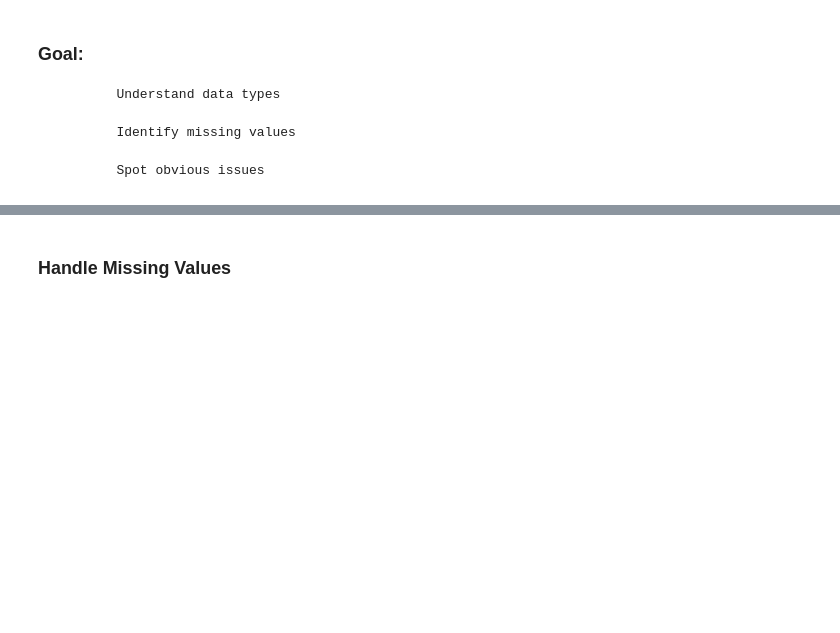
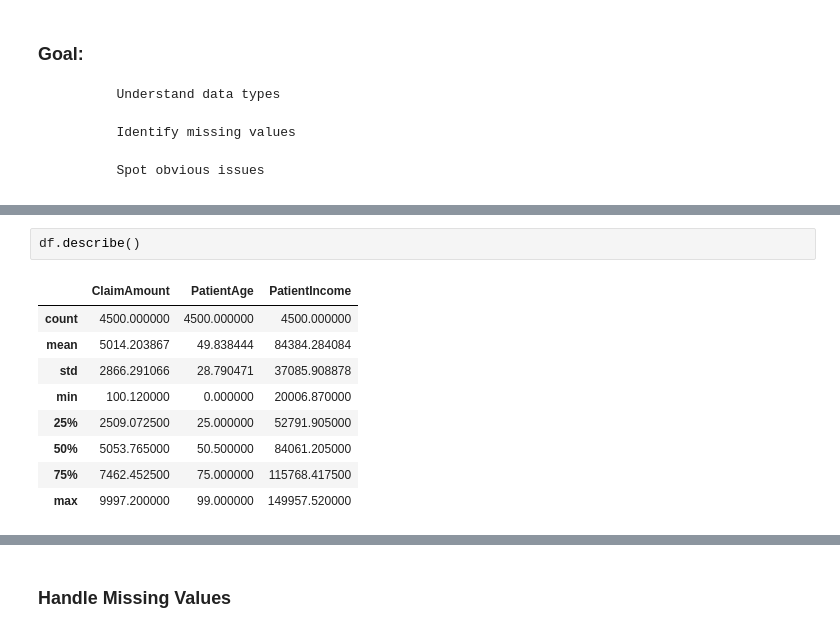
Before and after one commit to Bibek-Repository/US-Healthcare-Claims-Data-Analysis, a Jupyter notebook: cleaning_validation.ipynb, the cells around one changed output, grey strips where cells are left out. Saved outputs shown, nothing was run; the diff lists cells and outputs as text; blank space fills up the shorter version.

```diff
--- a/cleaning_validation.ipynb
+++ b/cleaning_validation.ipynb
@@ -55,0 +59,12 @@ dtype: int64
+# %%
+df.describe()
+# %% [output]
+|  | ClaimAmount | PatientAge | PatientIncome |
+| count | 4500.000000 | 4500.000000 | 4500.000000 |
+| mean | 5014.203867 | 49.838444 | 84384.284084 |
+| std | 2866.291066 | 28.790471 | 37085.908878 |
+| min | 100.120000 | 0.000000 | 20006.870000 |
+| 25% | 2509.072500 | 25.000000 | 52791.905000 |
+| 50% | 5053.765000 | 50.500000 | 84061.205000 |
+| 75% | 7462.452500 | 75.000000 | 115768.417500 |
+| max | 9997.200000 | 99.000000 | 149957.520000 |
```
Also changed, not shown: parts of 4 cells of this notebook, 5 other files.
